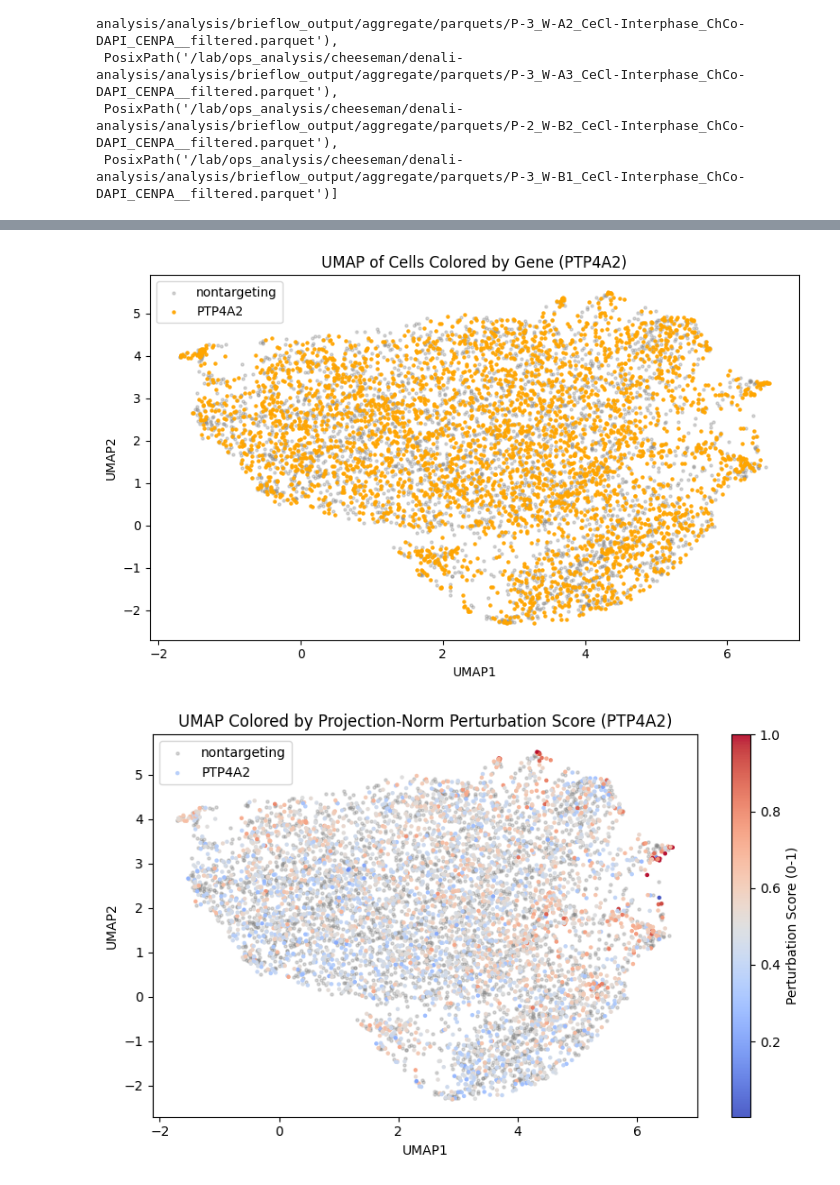
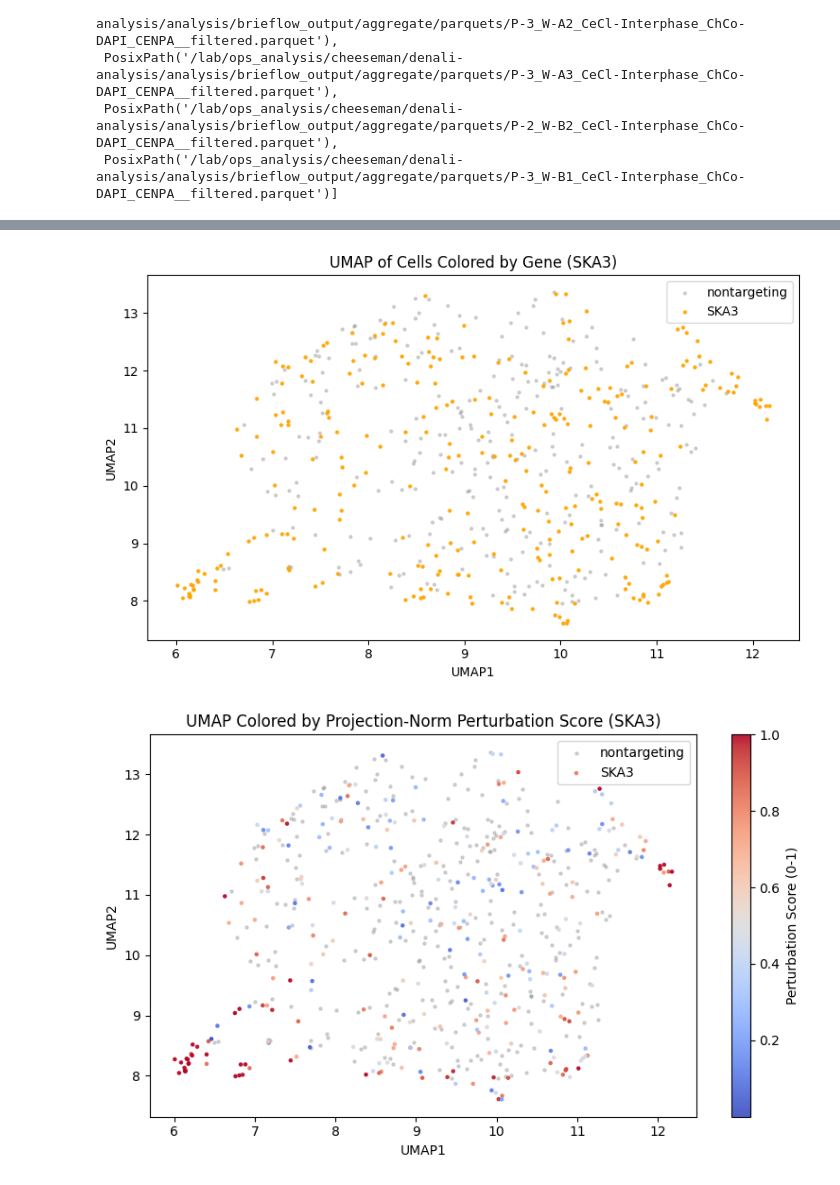
Before and after one commit to cheeseman-lab/brieflow, a Jupyter notebook: test_perturbation_score.ipynb, the cells around one changed output, grey strips where cells are left out. Drawn from its saved outputs; the diff is of its cells as text; code cells hidden in the pictures.

```diff
--- a/test_perturbation_score.ipynb
+++ b/test_perturbation_score.ipynb
@@ -53,7 +53,8 @@ filtered_data_paths
  PosixPath('/lab/ops_analysis/cheeseman/denali-analysis/analysis/brieflow_output/aggregate/parquets/P-2_W-B2_CeCl-Interphase_ChCo-DAPI_CENPA__filtered.parquet'),
  PosixPath('/lab/ops_analysis/cheeseman/denali-analysis/analysis/brieflow_output/aggregate/parquets/P-3_W-B1_CeCl-Interphase_ChCo-DAPI_CENPA__filtered.parquet')]
 # %%
-GENE = "RPS8"  # high perturbation score example
+# GENE = "RPS8"  # high perturbation score example
+GENE = "SKA3"  # low n, high perturbation score example
 # GENE = "PTP4A2"  # low perturbation score example
 
 subset_dfs = []
@@ -161,33 +142,0 @@ Our implementation is:
-# %%
-def get_perturbation_score(cell_data, gene, diff_exp_features):
-    """Compute perturbation scores for a given gene using a projection-based method."""
-
-    feature_data = cell_data[diff_exp_features]
-    gene_mask = cell_data["gene_symbol_0"] == gene
-    control_mask = cell_data["gene_symbol_0"].str.startswith("nontargeting")
-
-    gene_features = feature_data[gene_mask]
-    control_features = feature_data[control_mask]
-
-    # Compute signature vector (beta)
-    beta = (gene_features.mean() - control_features.mean()).to_numpy()
-    norm_squared = beta @ beta
-
-    # Project all cells onto the signature
-    projection = (feature_data @ beta) / norm_squared
-
-    # Fit linear model to binary label
-    binary_labels = gene_mask.astype(int)
-    lin_model = LinearRegression().fit(projection.values.reshape(-1, 1), binary_labels)
-    raw_scores = lin_model.predict(projection.values.reshape(-1, 1))
-
-    # Scale scores to [0, 1]
-    scaled_scores = (raw_scores - raw_scores.min()) / (
-        raw_scores.max() - raw_scores.min()
-    )
-    return scaled_scores
-
-
-perturbation_scores = get_perturbation_score(subset_df_scaled, GENE, diff_exp_features)
-subset_df_scaled["perturbation_score"] = perturbation_scores
-subset_df_scaled
@@ -310,9 +255,9 @@ plt.show()
 # %%
 # Prepare data
-X = subset_df_scaled[diff_exp_features]
+X = subset_df_scaled[feature_cols]
 control_X = subset_df_scaled[
     subset_df_scaled["gene_symbol_0"].str.startswith("nontargeting")
-][diff_exp_features]
+][feature_cols]
 is_gene = subset_df_scaled["gene_symbol_0"] == GENE
 
 # UMAP
@@ -342,32 +287,32 @@ plt.xlabel("UMAP1")
 plt.ylabel("UMAP2")
 plt.tight_layout()
 plt.show()
 
 plt.figure(figsize=(8, 5))
 plt.scatter(
     embedding[~is_gene, 0],
     embedding[~is_gene, 1],
     c="gray",
     s=5,
     alpha=0.3,
     label="nontargeting",
 )
 plt.scatter(
     embedding[is_gene, 0],
     embedding[is_gene, 1],
     c=subset_df_scaled[is_gene]["perturbation_score"],
     cmap="coolwarm",
     s=5,
     alpha=0.9,
     label=GENE,
 )
 plt.legend()
 plt.title(f"UMAP Colored by Projection-Norm Perturbation Score ({GENE})")
 plt.xlabel("UMAP1")
 plt.ylabel("UMAP2")
 plt.colorbar(label="Perturbation Score (0-1)")
 plt.tight_layout()
 plt.show()
 # %% [output]
-[figure, old version]
+[figure, new version]
-[figure, old version]
+[figure, new version]
```
Also changed, not shown: parts of 8 cells of this notebook.
